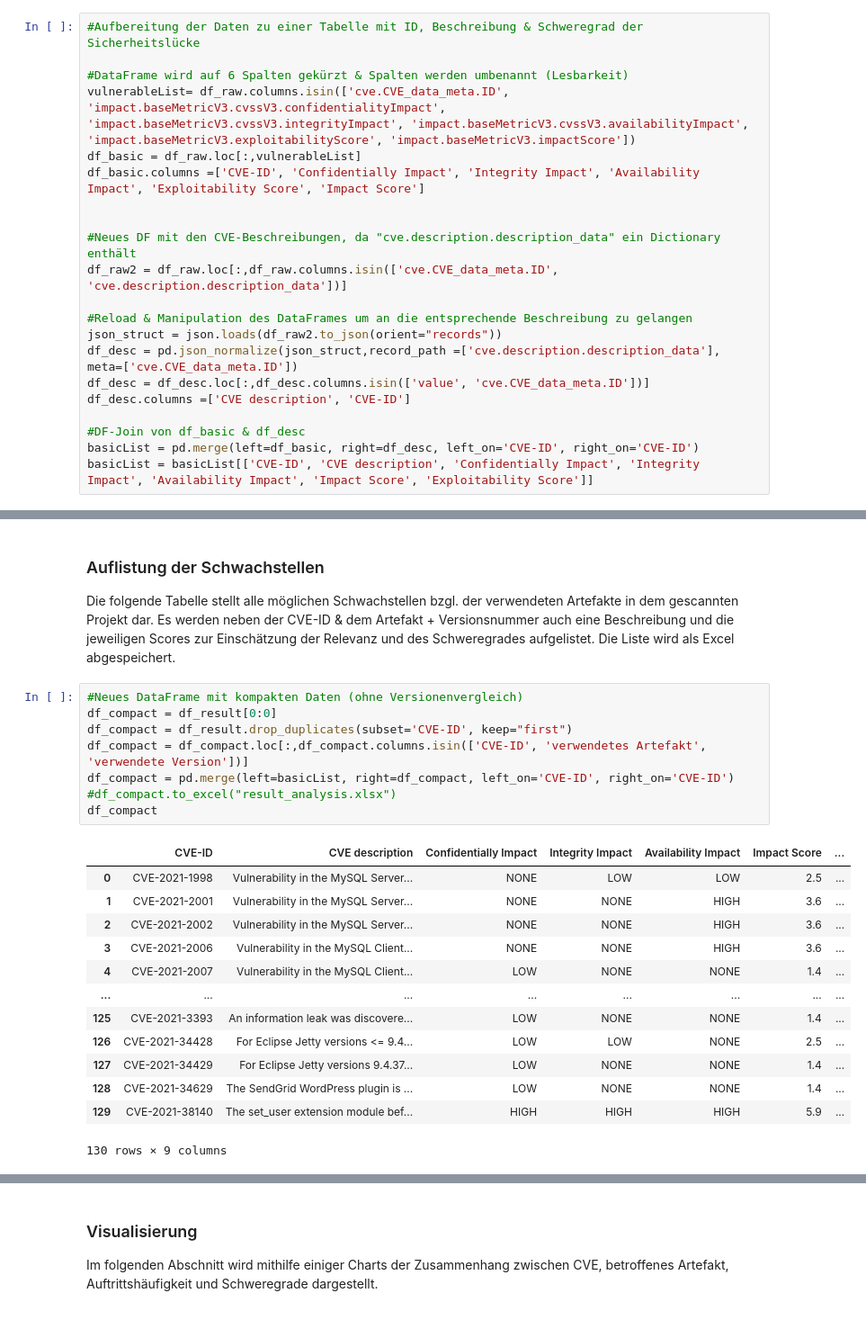
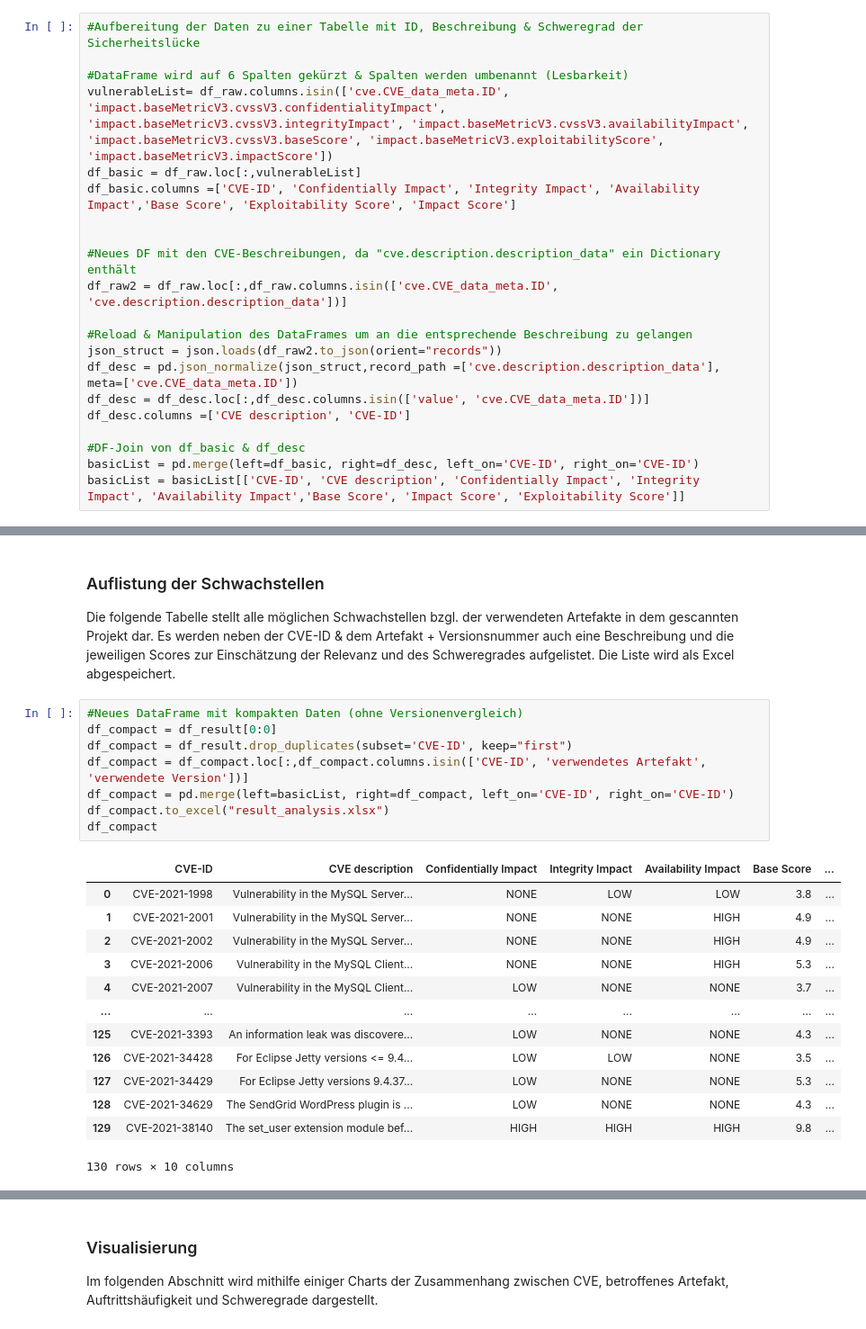
Before and after one commit to softvis-research/security-analysis, a Jupyter notebook: Software-Analysis.ipynb, the cells around one changed output, grey strips where cells are left out. Shown at 90% size. Saved outputs shown, nothing was run; the diff lists cells and outputs as text.

```diff
--- a/Software-Analysis.ipynb
+++ b/Software-Analysis.ipynb
@@ -201,9 +184,9 @@ df_raw = pd.json_normalize(json_struct,record_path =['result.CVE_Items'])
 #Aufbereitung der Daten zu einer Tabelle mit ID, Beschreibung & Schweregrad der Sicherheitslücke
 
 #DataFrame wird auf 6 Spalten gekürzt & Spalten werden umbenannt (Lesbarkeit)
-vulnerableList= df_raw.columns.isin(['cve.CVE_data_meta.ID', 'impact.baseMetricV3.cvssV3.confidentialityImpact', 'impact.baseMetricV3.cvssV3.integrityImpact', 'impact.baseMetricV3.cvssV3.availabilityImpact', 'impact.baseMetricV3.exploitabilityScore', 'impact.baseMetricV3.impactScore'])
+vulnerableList= df_raw.columns.isin(['cve.CVE_data_meta.ID', 'impact.baseMetricV3.cvssV3.confidentialityImpact', 'impact.baseMetricV3.cvssV3.integrityImpact', 'impact.baseMetricV3.cvssV3.availabilityImpact', 'impact.baseMetricV3.cvssV3.baseScore', 'impact.baseMetricV3.exploitabilityScore', 'impact.baseMetricV3.impactScore'])
 df_basic = df_raw.loc[:,vulnerableList]
-df_basic.columns =['CVE-ID', 'Confidentially Impact', 'Integrity Impact', 'Availability Impact', 'Exploitability Score', 'Impact Score']
+df_basic.columns =['CVE-ID', 'Confidentially Impact', 'Integrity Impact', 'Availability Impact','Base Score', 'Exploitability Score', 'Impact Score']
 
 
 #Neues DF mit den CVE-Beschreibungen, da "cve.description.description_data" ein Dictionary enthält
@@ -217,7 +200,7 @@ df_desc.columns =['CVE description', 'CVE-ID']
 
 #DF-Join von df_basic & df_desc
 basicList = pd.merge(left=df_basic, right=df_desc, left_on='CVE-ID', right_on='CVE-ID')
-basicList = basicList[['CVE-ID', 'CVE description', 'Confidentially Impact', 'Integrity Impact', 'Availability Impact', 'Impact Score', 'Exploitability Score']]
+basicList = basicList[['CVE-ID', 'CVE description', 'Confidentially Impact', 'Integrity Impact', 'Availability Impact','Base Score', 'Impact Score', 'Exploitability Score']]
 # %%
 #Neues DF mit den Konfigurationsbeschreibungen, da "configurations.nodes" ein Dictionary enthält
 newList= df_raw.columns.isin(['cve.CVE_data_meta.ID', 'configurations.nodes'])
@@ -267,22 +250,22 @@ Die Liste wird als Excel abgespeichert.
 # %%
 #Neues DataFrame mit kompakten Daten (ohne Versionenvergleich)
 df_compact = df_result[0:0]
 df_compact = df_result.drop_duplicates(subset='CVE-ID', keep="first")
 df_compact = df_compact.loc[:,df_compact.columns.isin(['CVE-ID', 'verwendetes Artefakt', 'verwendete Version'])]
 df_compact = pd.merge(left=basicList, right=df_compact, left_on='CVE-ID', right_on='CVE-ID')
-#df_compact.to_excel("result_analysis.xlsx")
+df_compact.to_excel("result_analysis.xlsx")
 df_compact
 # %% [output]
-|  | CVE-ID | CVE description | Confidentially Impact | Integrity Impact | Availability Impact | Impact Score | ... |
-| 0 | CVE-2021-1998 | Vulnerability in the MySQL Server... | NONE | LOW | LOW | 2.5 | ... |
-| 1 | CVE-2021-2001 | Vulnerability in the MySQL Server... | NONE | NONE | HIGH | 3.6 | ... |
-| 2 | CVE-2021-2002 | Vulnerability in the MySQL Server... | NONE | NONE | HIGH | 3.6 | ... |
-| 3 | CVE-2021-2006 | Vulnerability in the MySQL Client... | NONE | NONE | HIGH | 3.6 | ... |
-| 4 | CVE-2021-2007 | Vulnerability in the MySQL Client... | LOW | NONE | NONE | 1.4 | ... |
+|  | CVE-ID | CVE description | Confidentially Impact | Integrity Impact | Availability Impact | Base Score | ... |
+| 0 | CVE-2021-1998 | Vulnerability in the MySQL Server... | NONE | LOW | LOW | 3.8 | ... |
+| 1 | CVE-2021-2001 | Vulnerability in the MySQL Server... | NONE | NONE | HIGH | 4.9 | ... |
+| 2 | CVE-2021-2002 | Vulnerability in the MySQL Server... | NONE | NONE | HIGH | 4.9 | ... |
+| 3 | CVE-2021-2006 | Vulnerability in the MySQL Client... | NONE | NONE | HIGH | 5.3 | ... |
+| 4 | CVE-2021-2007 | Vulnerability in the MySQL Client... | LOW | NONE | NONE | 3.7 | ... |
 | ... | ... | ... | ... | ... | ... | ... | ... |
-| 125 | CVE-2021-3393 | An information leak was discovere... | LOW | NONE | NONE | 1.4 | ... |
-| 126 | CVE-2021-34428 | For Eclipse Jetty versions <= 9.4... | LOW | LOW | NONE | 2.5 | ... |
-| 127 | CVE-2021-34429 | For Eclipse Jetty versions 9.4.37... | LOW | NONE | NONE | 1.4 | ... |
-| 128 | CVE-2021-34629 | The SendGrid WordPress plugin is ... | LOW | NONE | NONE | 1.4 | ... |
-| 129 | CVE-2021-38140 | The set_user extension module bef... | HIGH | HIGH | HIGH | 5.9 | ... |
+| 125 | CVE-2021-3393 | An information leak was discovere... | LOW | NONE | NONE | 4.3 | ... |
+| 126 | CVE-2021-34428 | For Eclipse Jetty versions <= 9.4... | LOW | LOW | NONE | 3.5 | ... |
+| 127 | CVE-2021-34429 | For Eclipse Jetty versions 9.4.37... | LOW | NONE | NONE | 5.3 | ... |
+| 128 | CVE-2021-34629 | The SendGrid WordPress plugin is ... | LOW | NONE | NONE | 4.3 | ... |
+| 129 | CVE-2021-38140 | The set_user extension module bef... | HIGH | HIGH | HIGH | 9.8 | ... |
-130 rows × 9 columns
+130 rows × 10 columns
```
Also changed, not shown: parts of 26 cells of this notebook.
